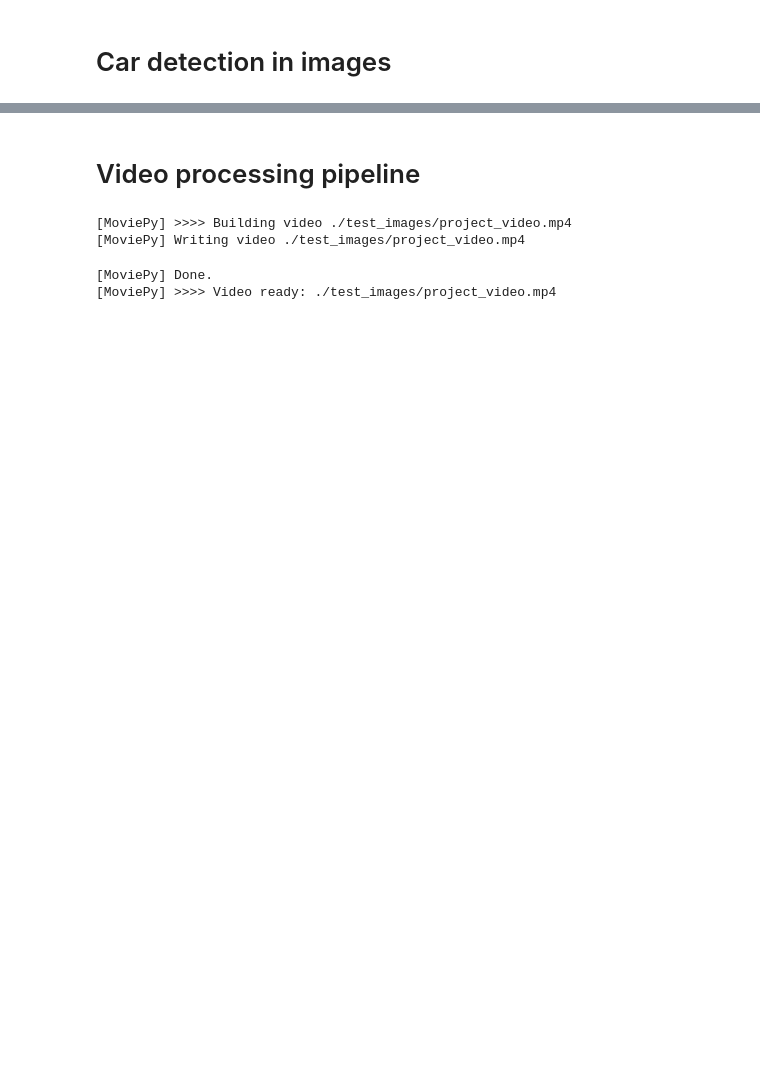
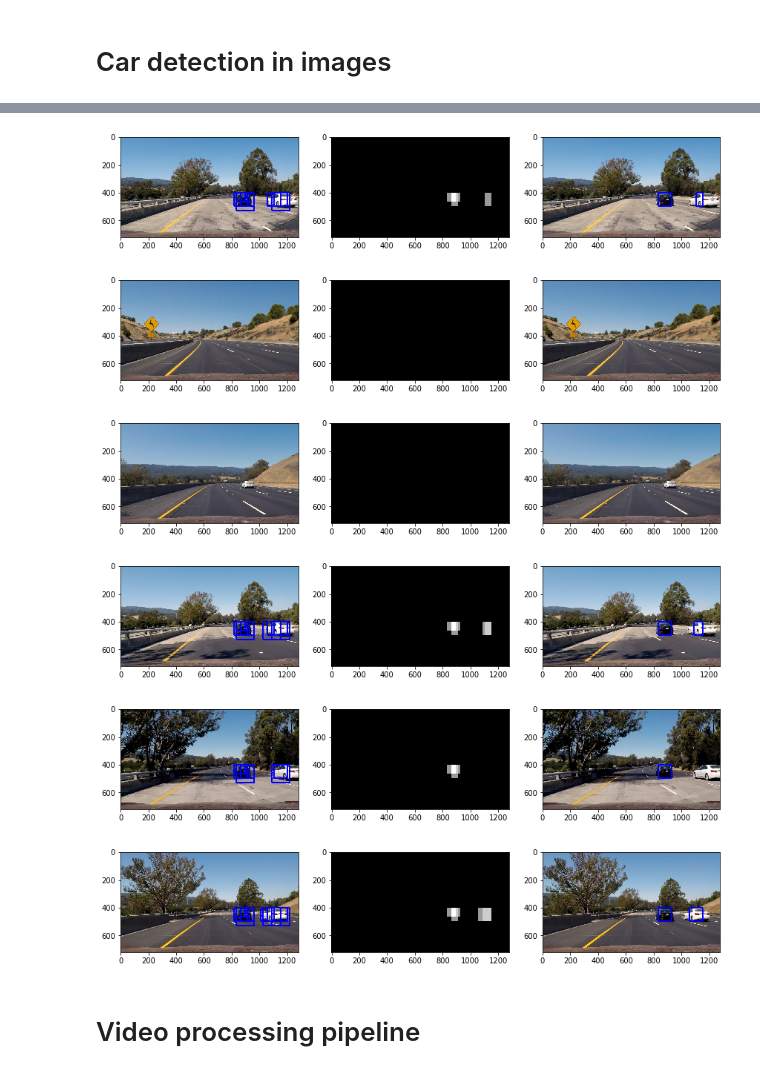
Before and after one commit to tindandelion/carnd-vehicle-detection-p5, a Jupyter notebook: vehicle-delection.ipynb, the cells around one changed output, grey strips where cells are left out. Cells and saved outputs as stored; diff of their text form; code cells hidden in the pictures; blank space fills up the shorter version.

```diff
--- a/vehicle-delection.ipynb
+++ b/vehicle-delection.ipynb
@@ -406,17 +66,0 @@ def draw_detected_boxes(image):
-# %%
-from scipy.ndimage.measurements import label
-
-def detect_car_rectangles(image):
-    heatmap = np.zeros(image.shape[0:2])
-    hot_windows = detect_hot_windows(image)
-    add_heat(heatmap, hot_windows)
-    apply_threshold(heatmap, 3)
-
-    labels = label(heatmap)
-    return draw_labeled_bboxes(image.copy(), labels)
-
-for imfile in glob.glob('./test_images/*.jpg'):
-    image = read_image(imfile)
-    plt.figure()
-
-    plt.imshow(detect_car_rectangles(image))
@@ -430,3 +157,55 @@ for imfile in glob.glob('./test_images/*.jpg'):
+# %%
+from scipy.ndimage.measurements import label
+from collections import deque
+
+finder = CarFinder(classifier, feature_params)
+
+def detect_hot_rects(image):
+    hot_rects = finder.find_cars(image, 400, 500, 1)
+    hot_rects += finder.find_cars(image, 400, 600, 1.5)
+    hot_rects += finder.find_cars(image, 400, 650, 2)
+    return hot_rects
+
+class AccumulativeCarDetector:
+    buffer_size = 20
+
+    def __init__(self, threshold):
+        self.threshold = threshold
+        self.frame_buffer = deque(maxlen=self.buffer_size)
+
+    def __call__(self, frame):
+        self.hot_rects = detect_hot_rects(frame)
+        self.frame_buffer.append(self.hot_rects)
+        return self.draw_label_boxes(frame)
+
+    def draw_label_boxes(self, frame):
+        self.heatmap = np.zeros(frame.shape[0:2])
+        for rects in self.frame_buffer:
+            add_heat(self.heatmap, rects)
+
+        apply_threshold(self.heatmap, self.threshold)
+        labels = label(self.heatmap)
+        return draw_labeled_bboxes(frame, labels)
+
+imfiles = glob.glob('./test_images/*.jpg')
+for i, imfile in enumerate(imfiles):
+    image = read_image(imfile)
+    detector = AccumulativeCarDetector(threshold=2)
+    labels = detector(image)
+
+    fig, ax = plt.subplots(1, 3, figsize=(12, 5))
+    ax[0].imshow(draw_boxes(image, detector.hot_rects))
+    ax[1].imshow(detector.heatmap, 'gray')
+    ax[2].imshow(labels)
+    fig.tight_layout()
+    fig.savefig('./output_images/car_detection_' + str(i) + '.png')
+# %% [output]
+[figure, added]
+[figure, added]
+[figure, added]
+[figure, added]
+[figure, added]
+[figure, added]
 # %% [markdown]
 # Video processing pipeline
 # %%
@@ -452,13 +230,3 @@ def process_video(filename, processor):
     output_file = make_output_path(filename)
     processed.write_videofile(output_file, audio=False)
     return output_file
-# %%
-def video_processor(image):
-    return detect_car_rectangles(image)
-
-output = process_video('./project_video.mp4', video_processor)
-# %% [output]
-[MoviePy] >>>> Building video ./test_images/project_video.mp4
-[MoviePy] Writing video ./test_images/project_video.mp4
-[MoviePy] Done.
-[MoviePy] >>>> Video ready: ./test_images/project_video.mp4
```
Also changed, not shown: parts of 24 cells of this notebook, 13 other files.
